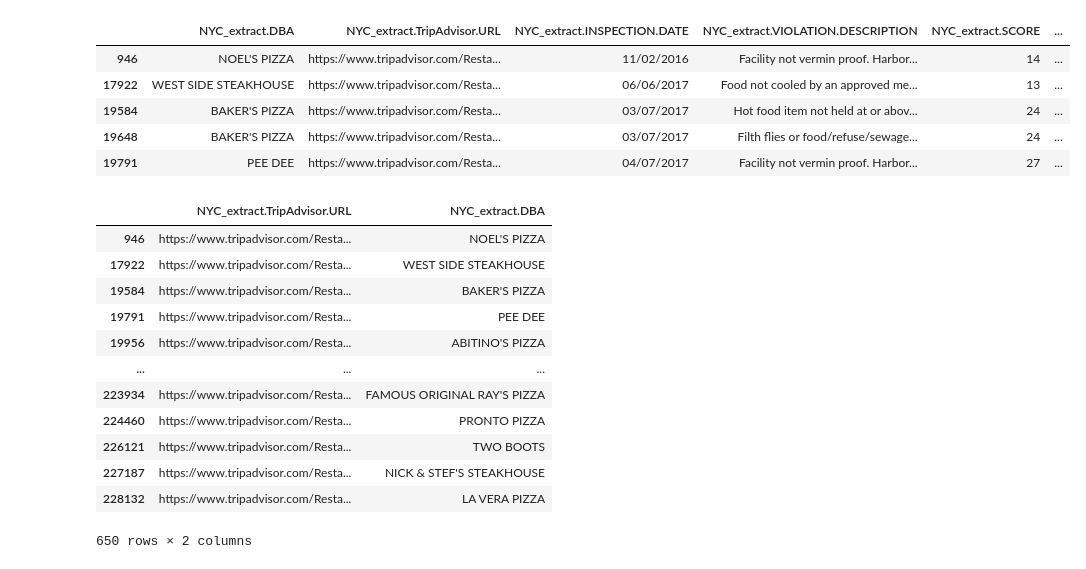
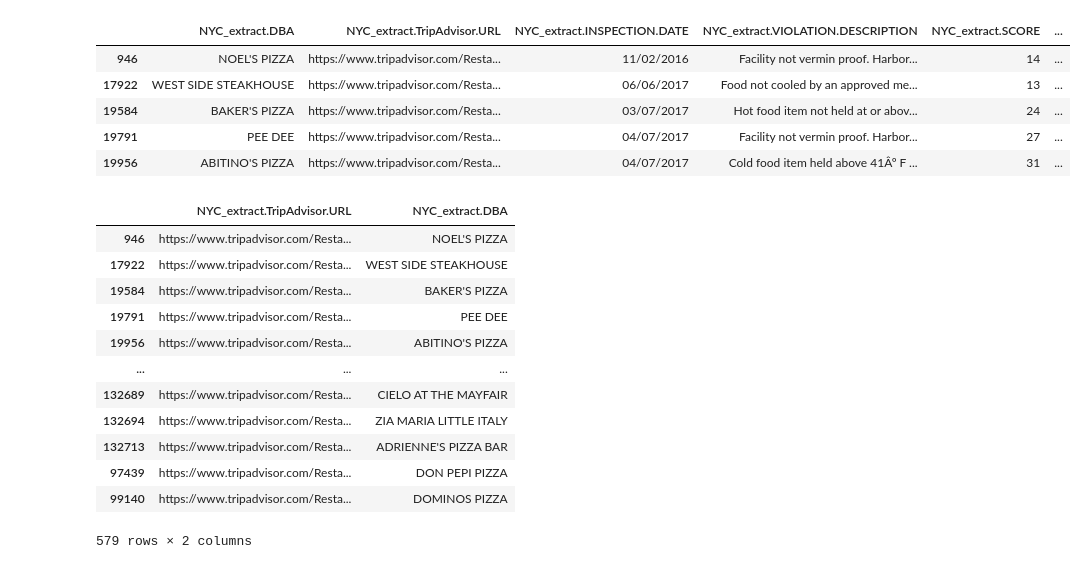
Before and after one commit to SebasGarcia08/reviews-summarization, a Jupyter notebook: notebooks/Tripadvisor_Restaurant.ipynb, the cells around one changed output. Cells and saved outputs as stored; diff of their text form; code cells hidden in the pictures.

```diff
--- a/notebooks/Tripadvisor_Restaurant.ipynb
+++ b/notebooks/Tripadvisor_Restaurant.ipynb
@@ -138,13 +180,13 @@ def scrape_url(url, csvWriter, restaurant, debug=False, driver_args = None):
 # %%
-df = pd.read_csv("../datasets/final_list_URL_TripAdvisor.csv", sep=";")
+df = pd.read_csv("../datasets/final_list_URL_TripAdvisor_noduplicated.csv")
 df.head()
 # %% [output]
 |  | NYC_extract.DBA | NYC_extract.TripAdvisor.URL | NYC_extract.INSPECTION.DATE | NYC_extract.VIOLATION.DESCRIPTION | NYC_extract.SCORE | ... |
 | 946 | NOEL'S PIZZA | https://www.tripadvisor.com/Resta... | 11/02/2016 | Facility not vermin proof. Harbor... | 14 | ... |
 | 17922 | WEST SIDE STEAKHOUSE | https://www.tripadvisor.com/Resta... | 06/06/2017 | Food not cooled by an approved me... | 13 | ... |
 | 19584 | BAKER'S PIZZA | https://www.tripadvisor.com/Resta... | 03/07/2017 | Hot food item not held at or abov... | 24 | ... |
-| 19648 | BAKER'S PIZZA | https://www.tripadvisor.com/Resta... | 03/07/2017 | Filth flies or food/refuse/sewage... | 24 | ... |
 | 19791 | PEE DEE | https://www.tripadvisor.com/Resta... | 04/07/2017 | Facility not vermin proof. Harbor... | 27 | ... |
+| 19956 | ABITINO'S PIZZA | https://www.tripadvisor.com/Resta... | 04/07/2017 | Cold food item held above 41Âº F ... | 31 | ... |
 # %%
 idxs = df[['NYC_extract.TripAdvisor.URL']].drop_duplicates().index
 df = df.loc[idxs, ['NYC_extract.TripAdvisor.URL', "NYC_extract.DBA"]]
@@ -157,12 +199,12 @@ df
 | 19791 | https://www.tripadvisor.com/Resta... | PEE DEE |
 | 19956 | https://www.tripadvisor.com/Resta... | ABITINO'S PIZZA |
 | ... | ... | ... |
-| 223934 | https://www.tripadvisor.com/Resta... | FAMOUS ORIGINAL RAY'S PIZZA |
-| 224460 | https://www.tripadvisor.com/Resta... | PRONTO PIZZA |
-| 226121 | https://www.tripadvisor.com/Resta... | TWO BOOTS |
-| 227187 | https://www.tripadvisor.com/Resta... | NICK & STEF'S STEAKHOUSE |
-| 228132 | https://www.tripadvisor.com/Resta... | LA VERA PIZZA |
+| 132689 | https://www.tripadvisor.com/Resta... | CIELO AT THE MAYFAIR |
+| 132694 | https://www.tripadvisor.com/Resta... | ZIA MARIA LITTLE ITALY |
+| 132713 | https://www.tripadvisor.com/Resta... | ADRIENNE'S PIZZA BAR |
+| 97439 | https://www.tripadvisor.com/Resta... | DON PEPI PIZZA |
+| 99140 | https://www.tripadvisor.com/Resta... | DOMINOS PIZZA |
-650 rows × 2 columns
+579 rows × 2 columns
 # %%
 logs_lines = []
 
```
Also changed, not shown: parts of 7 cells of this notebook, 1 other file.
